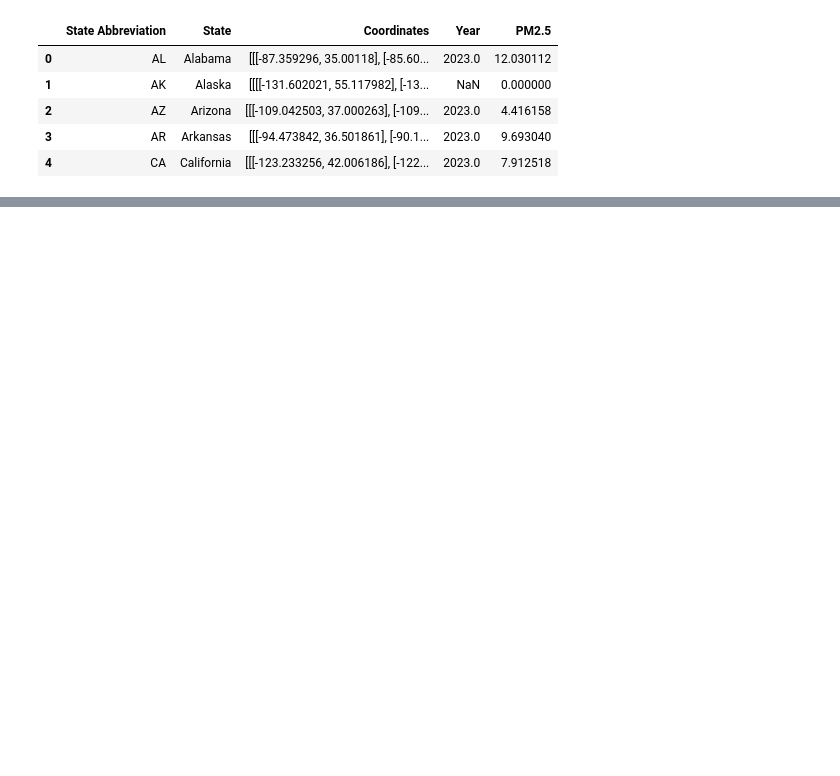
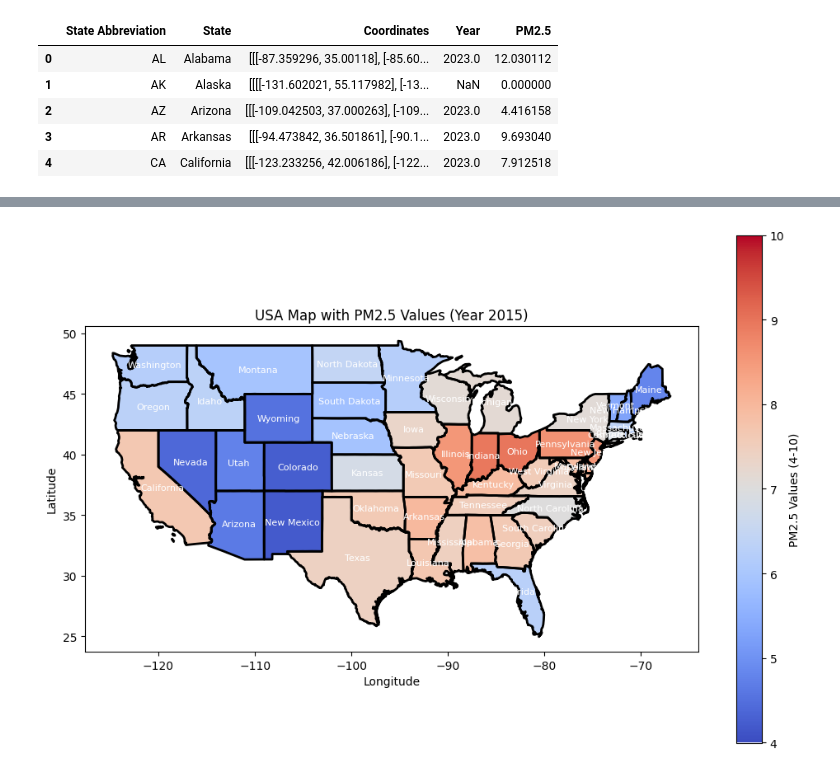
Before and after one commit to 5UMUK/ProjectAQI, a Jupyter notebook: Data_Visualisation/Visualisation.ipynb, the cells around one changed output, grey strips where cells are left out. Saved outputs shown, nothing was run; the diff lists cells and outputs as text; code cells hidden in the pictures; blank space fills up the shorter version.

```diff
--- a/Data_Visualisation/Visualisation.ipynb
+++ b/Data_Visualisation/Visualisation.ipynb
@@ -154,0 +209,4 @@ map
+# %%
+get_heat_map(2015)
+# %% [output]
+[figure, added]
```
Also changed, not shown: parts of 8 cells of this notebook, 1 other file.
